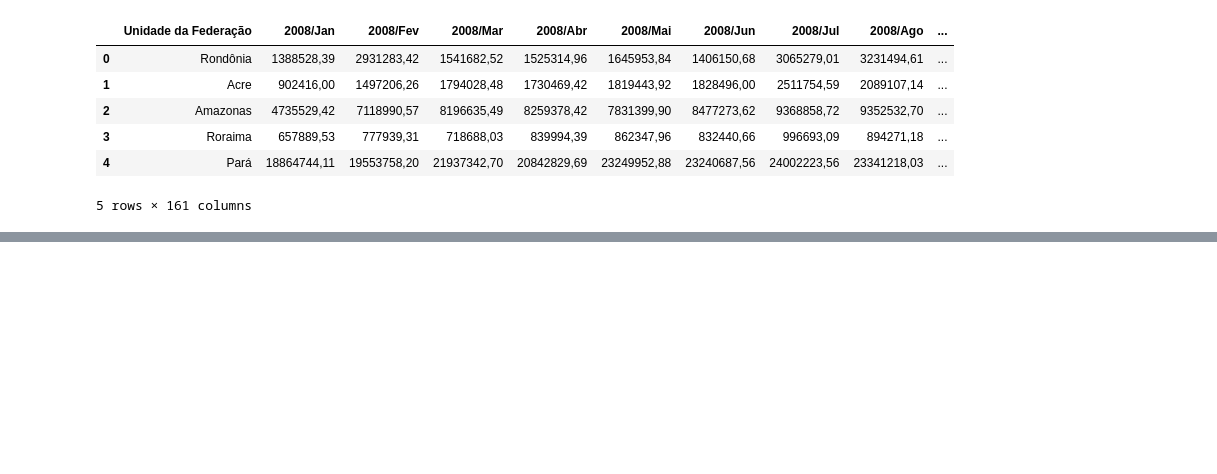
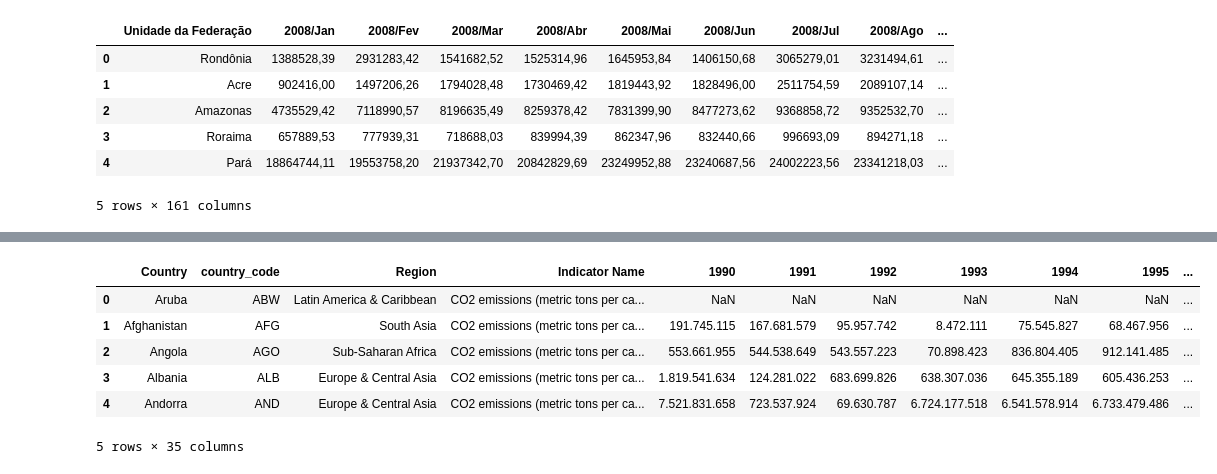
Before and after one commit to viniciusaze/python-ds, a Jupyter notebook: desafio_pandas_i_o.ipynb, the cells around one changed output, grey strips where cells are left out. Drawn from its saved outputs; the diff is of its cells as text; code cells hidden in the pictures; blank space fills up the shorter version.

```diff
--- a/desafio_pandas_i_o.ipynb
+++ b/desafio_pandas_i_o.ipynb
@@ -40,0 +51,14 @@ dados.head()
+# %%
+url = f'https://docs.google.com/spreadsheets/d/{id}/gviz/tq?tqx=out:csv&sheet'
+# %%
+dados_co2 = pd.read_csv(url)
+# %%
+dados_co2.head()
+# %% [output]
+|  | Country | country_code | Region | Indicator Name | 1990 | 1991 | 1992 | 1993 | 1994 | 1995 | ... |
+| 0 | Aruba | ABW | Latin America & Caribbean | CO2 emissions (metric tons per ca... | NaN | NaN | NaN | NaN | NaN | NaN | ... |
+| 1 | Afghanistan | AFG | South Asia | CO2 emissions (metric tons per ca... | 191.745.115 | 167.681.579 | 95.957.742 | 8.472.111 | 75.545.827 | 68.467.956 | ... |
+| 2 | Angola | AGO | Sub-Saharan Africa | CO2 emissions (metric tons per ca... | 553.661.955 | 544.538.649 | 543.557.223 | 70.898.423 | 836.804.405 | 912.141.485 | ... |
+| 3 | Albania | ALB | Europe & Central Asia | CO2 emissions (metric tons per ca... | 1.819.541.634 | 124.281.022 | 683.699.826 | 638.307.036 | 645.355.189 | 605.436.253 | ... |
+| 4 | Andorra | AND | Europe & Central Asia | CO2 emissions (metric tons per ca... | 7.521.831.658 | 723.537.924 | 69.630.787 | 6.724.177.518 | 6.541.578.914 | 6.733.479.486 | ... |
+5 rows × 35 columns
```
Also changed, not shown: parts of 4 cells of this notebook.
